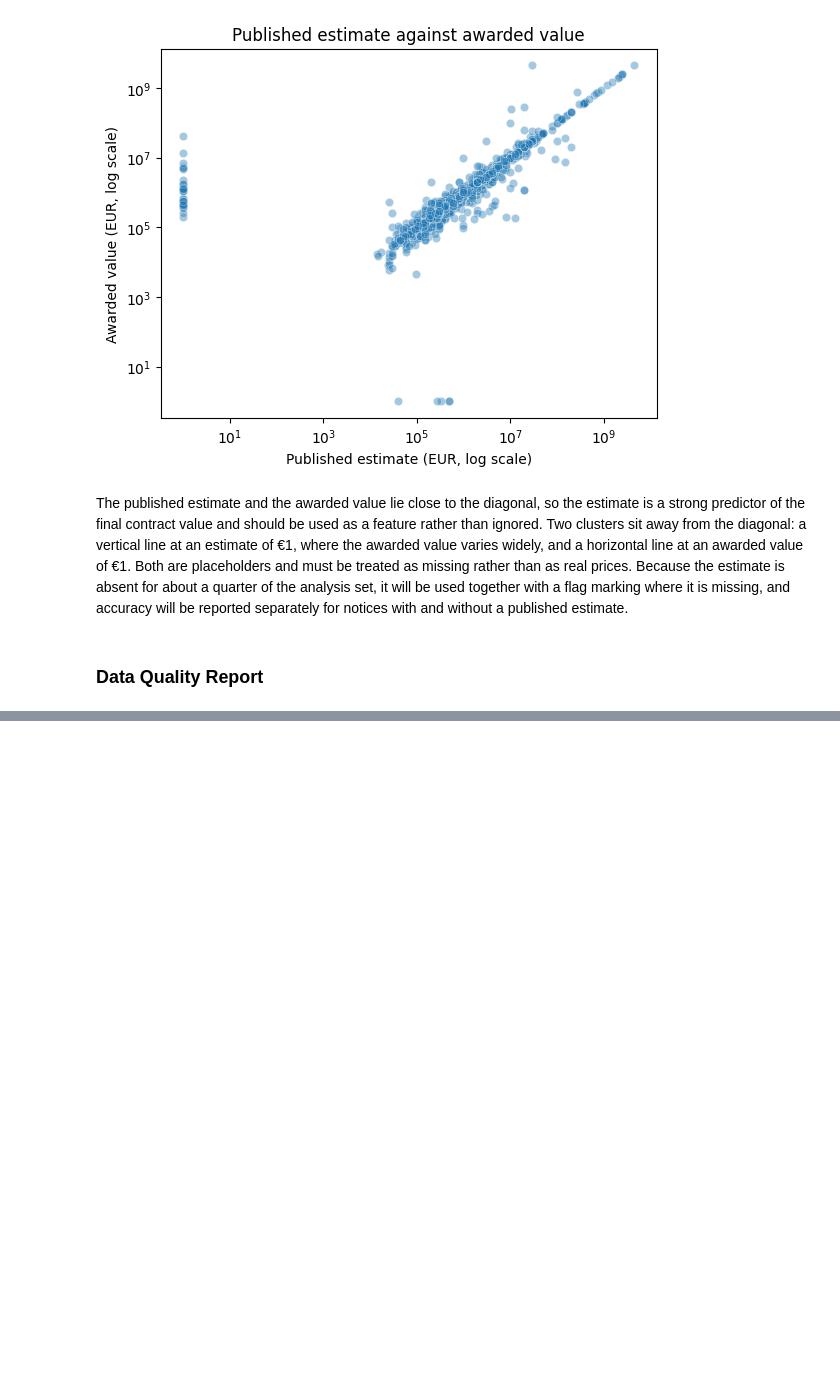
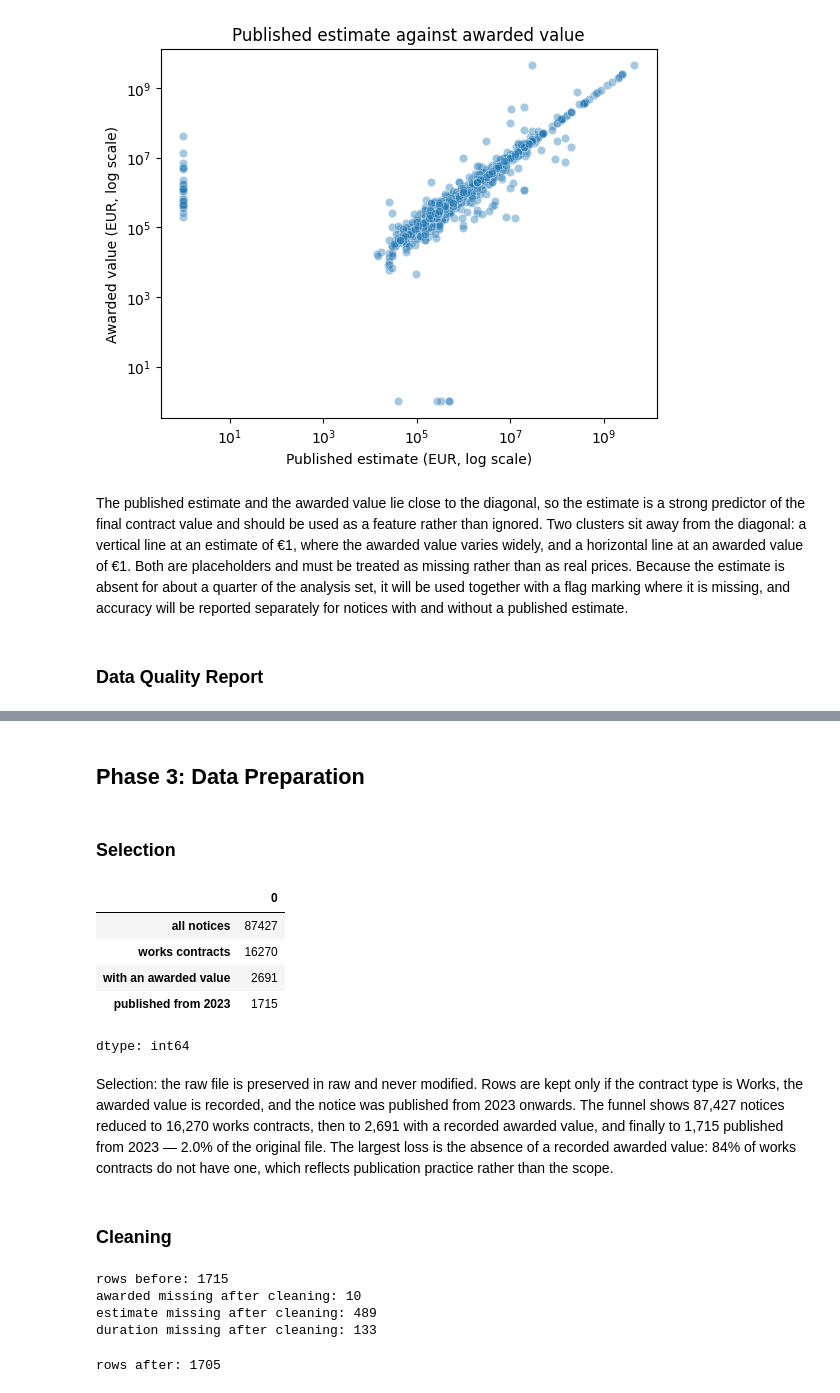
Before and after one commit to KaterynaKon/irish-tender-value, a Jupyter notebook: public_tender_value.ipynb, the cells around one changed output, grey strips where cells are left out. Drawn from its saved outputs; the diff is of its cells as text; code cells hidden in the pictures; blank space fills up the shorter version.

Commit message:
Phase 3: Data Preparation

```diff
--- a/public_tender_value.ipynb
+++ b/public_tender_value.ipynb
@@ -387,0 +435,65 @@ dtype: int64
+# %% [markdown]
+## Phase 3: Data Preparation
+# %% [markdown]
+### Selection
+# %%
+raw = df.copy()
+work = df.copy()
+
+steps = {}
+steps["all notices"] = len(work)
+
+work = work[work["Contract Type"].eq("Works")]
+steps["works contracts"] = len(work)
+
+awd = "Sum of Awarded Value (€)"
+work = work[work[awd].gt(0)]
+steps["with an awarded value"] = len(work)
+
+work["year"] = pd.to_datetime(
+    work["Notice Published Date / Contract Created Date"],
+    format="%d/%m/%Y", errors="coerce"
+).dt.year
+
+work = work[work["year"] >= 2023]
+steps["published from 2023"] = len(work)
+
+pd.Series(steps)
+# %% [output]
+|  | 0 |
+| all notices | 87427 |
+| works contracts | 16270 |
+| with an awarded value | 2691 |
+| published from 2023 | 1715 |
+dtype: int64
+# %% [markdown]
+Selection: the raw file is preserved in raw and never modified. Rows are kept only if the contract type is Works, the awarded value is recorded, and the notice was published from 2023 onwards. The funnel shows 87,427 notices reduced to 16,270 works contracts, then to 2,691 with a recorded awarded value, and finally to 1,715 published from 2023 — 2.0% of the original file. The largest loss is the absence of a recorded awarded value: 84% of works contracts do not have one, which reflects publication practice rather than the scope.
+# %% [markdown]
+### Cleaning
+# %%
+awd = "Sum of Awarded Value (€)"
+est = "Sum of Notice Estimated Value (€)"
+dur = "Sum of Contract Duration (Months)"
+
+clean = work.copy()
+before = len(clean)
+
+clean.loc[clean[awd] == 1, awd] = np.nan
+clean.loc[clean[awd] >= 4.5e9, awd] = np.nan
+clean.loc[clean[est] == 1, est] = np.nan
+clean.loc[clean[dur] == 0, dur] = np.nan
+
+print("rows before:", before)
+print("awarded missing after cleaning:", int(clean[awd].isna().sum()))
+print("estimate missing after cleaning:", int(clean[est].isna().sum()))
+print("duration missing after cleaning:", int(clean[dur].isna().sum()))
+# %% [output]
+rows before: 1715
+awarded missing after cleaning: 10
+estimate missing after cleaning: 489
+duration missing after cleaning: 133
+# %%
+clean = clean[clean[awd].notna()]
+print("rows after:", len(clean))
+# %% [output]
+rows after: 1705
```
Also changed, not shown: parts of 18 cells of this notebook.
